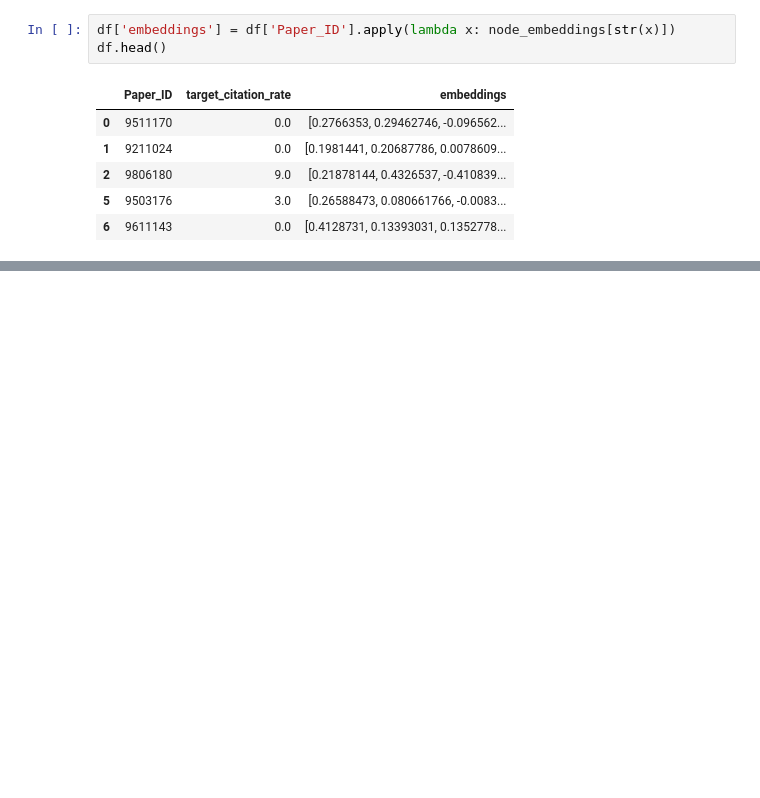
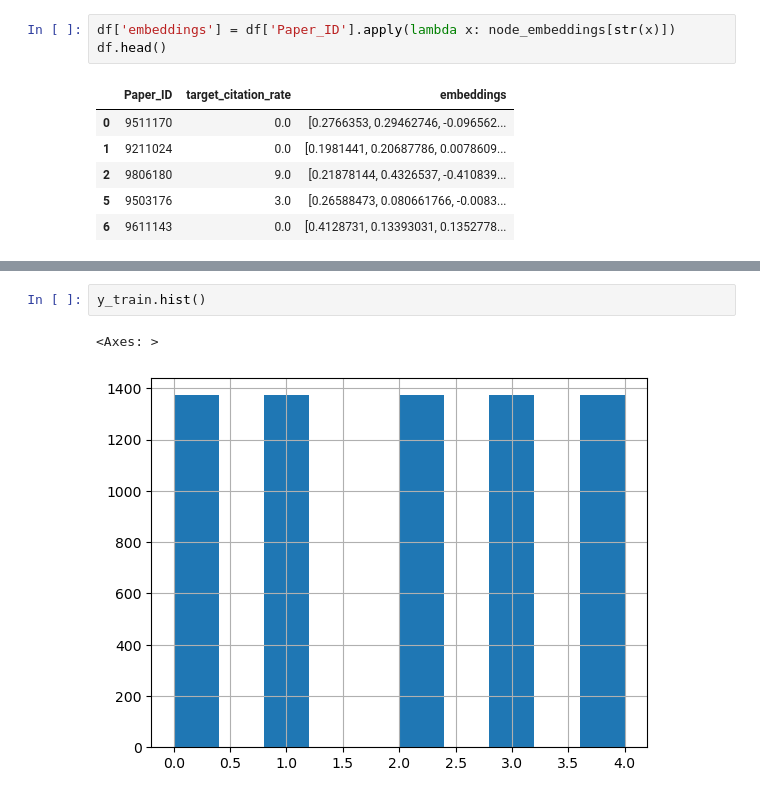
Before and after one commit to ArtemCh101/hse-sna-project, a Jupyter notebook: notebooks/node2vec.ipynb, the cells around one changed output, grey strips where cells are left out. Drawn from its saved outputs; the diff is of its cells as text; blank space fills up the shorter version.

```diff
--- a/notebooks/node2vec.ipynb
+++ b/notebooks/node2vec.ipynb
@@ -55,0 +68,5 @@ y_test = np.array(df[df['Paper_ID'].isin(test)]['target'])
+# %%
+y_train.hist()
+# %% [output]
+<Axes: >
+[figure, added]
```
Also changed, not shown: parts of 10 cells of this notebook.
